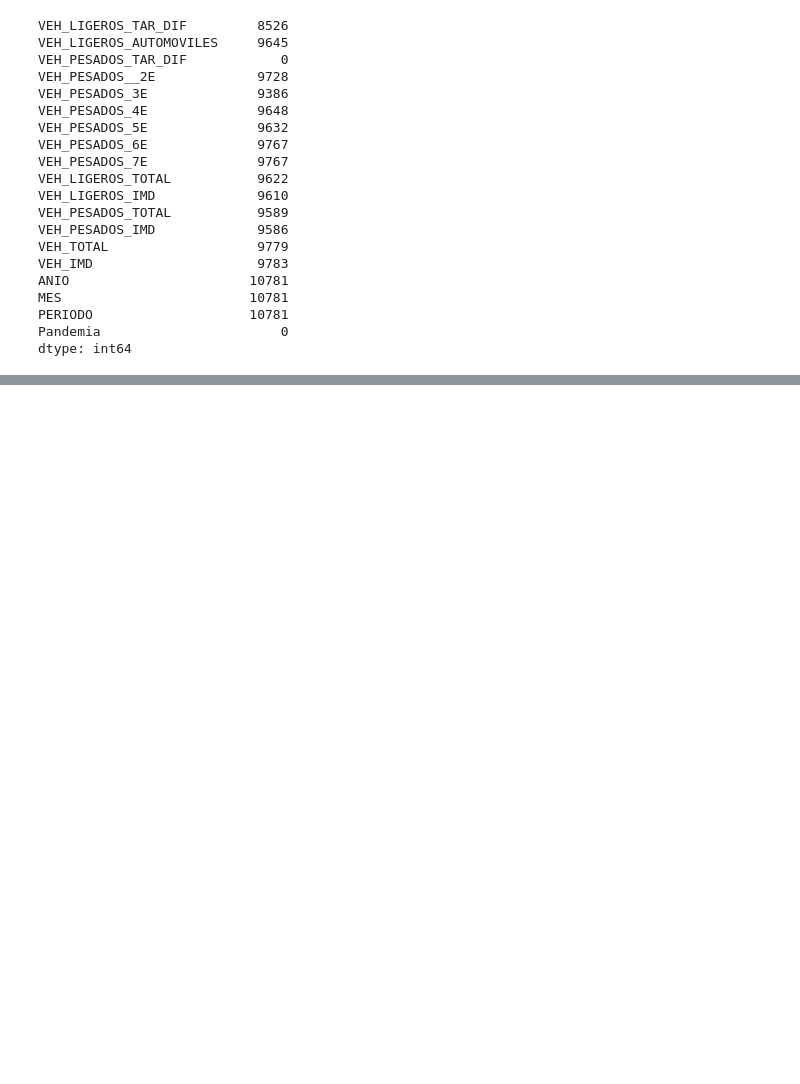
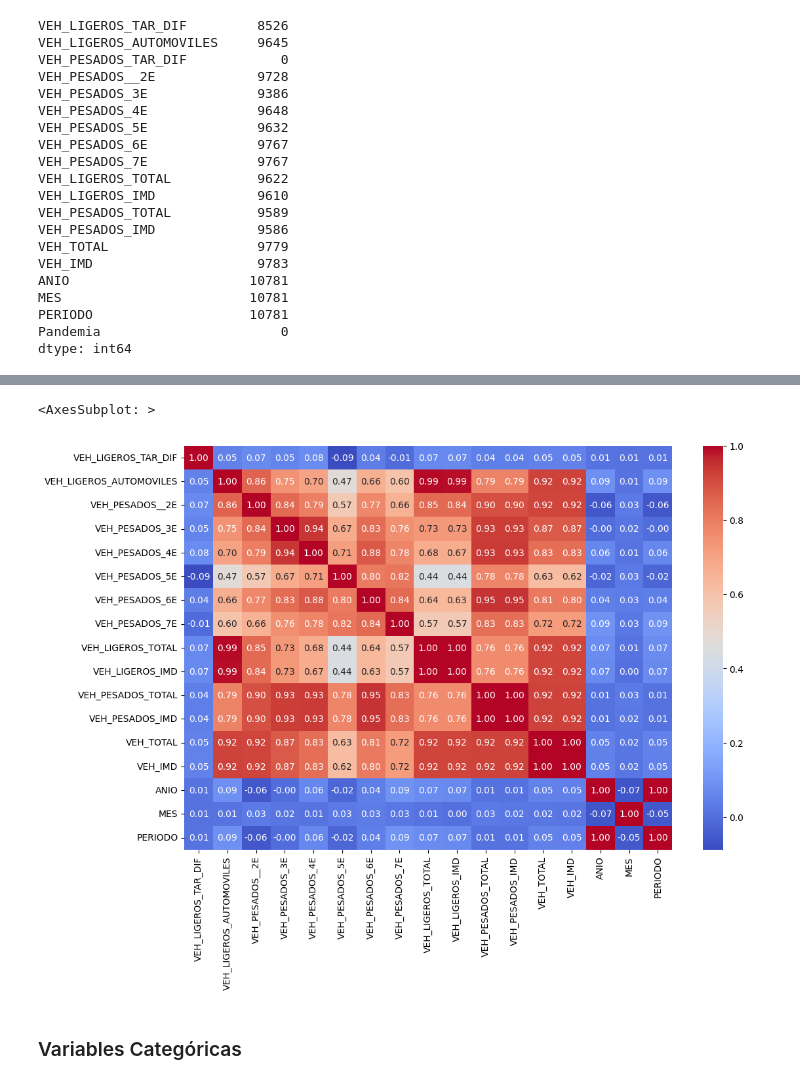
Before and after one commit to jchiroques/MIA_G01_ML_TF_PEAJES, a Jupyter notebook: Notebooks/02_Preprocesamiento.ipynb, the cells around one changed output, grey strips where cells are left out. Saved outputs shown, nothing was run; the diff lists cells and outputs as text; code cells hidden in the pictures; blank space fills up the shorter version.

Commit message:
feat(prep):Finaliza el preprocesamiento de variables numericas

```diff
--- a/Notebooks/02_Preprocesamiento.ipynb
+++ b/Notebooks/02_Preprocesamiento.ipynb
@@ -99,8 +104,13 @@ Pandemia                       0
 dtype: int64
 # %%
 # Imputamos Nulos.
+from sklearn.experimental import enable_iterative_imputer
 from sklearn.impute import IterativeImputer
 from sklearn.ensemble import RandomForestRegressor
 
 imputer_num = IterativeImputer(estimator=RandomForestRegressor())
+
+df_num_imputed = imputer_num.fit_transform(df_prep_filtered_num)
+
+df_num_imputed
 # %% [output]
@@ -110,0 +146,4 @@ dtype: int64
+# %%
+df_num_imputed = pd.DataFrame(df_num_imputed, columns=df_prep_filtered_num.drop(columns=['Pandemia', 'VEH_PESADOS_TAR_DIF']).columns)
+
+df_num_imputed.head()
@@ -110,0 +157,20 @@ dtype: int64
+# %%
+import numpy as np
+import matplotlib.pyplot as plt
+import seaborn as sns
+
+corr_matrix = df_num_imputed.corr()
+mask = plt.figure(figsize=(12,8))
+
+sns.heatmap(
+    corr_matrix,
+    annot=True,
+    fmt=".2f",
+    cmap='coolwarm',
+    cbar=True
+)
+# %% [output]
+<AxesSubplot: >
+[figure, added]
+# %% [markdown]
+### Variables Categóricas
```
Also changed, not shown: parts of 4 cells of this notebook.
